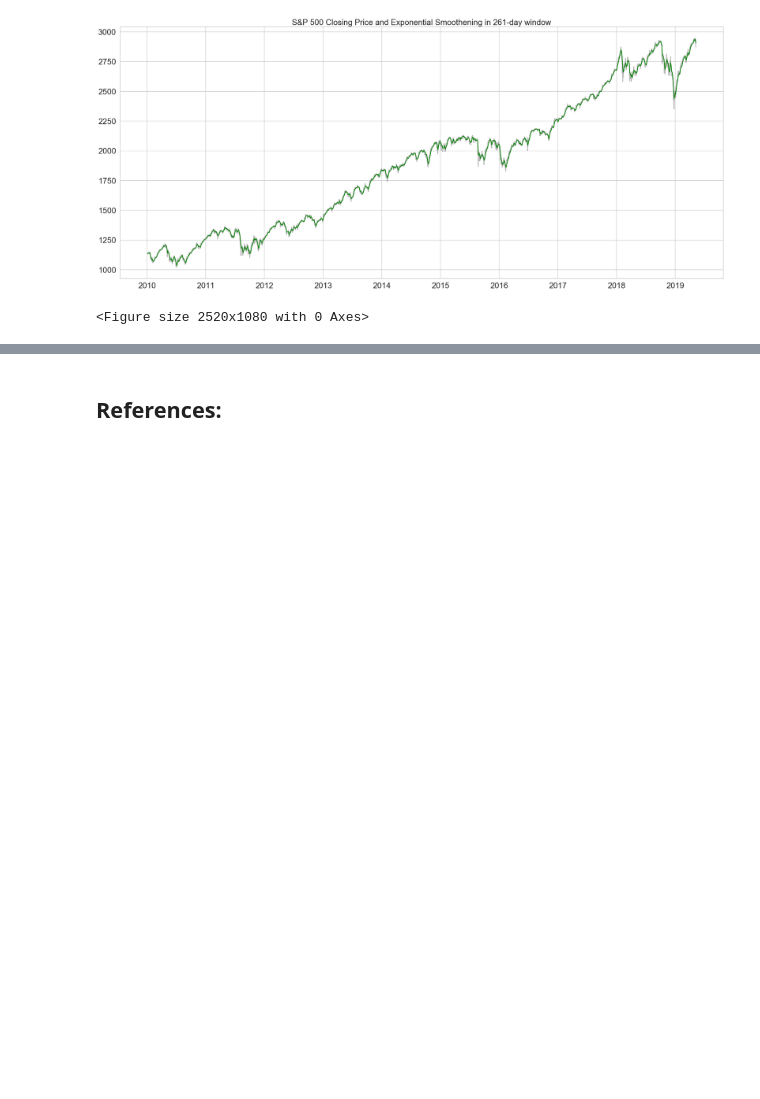
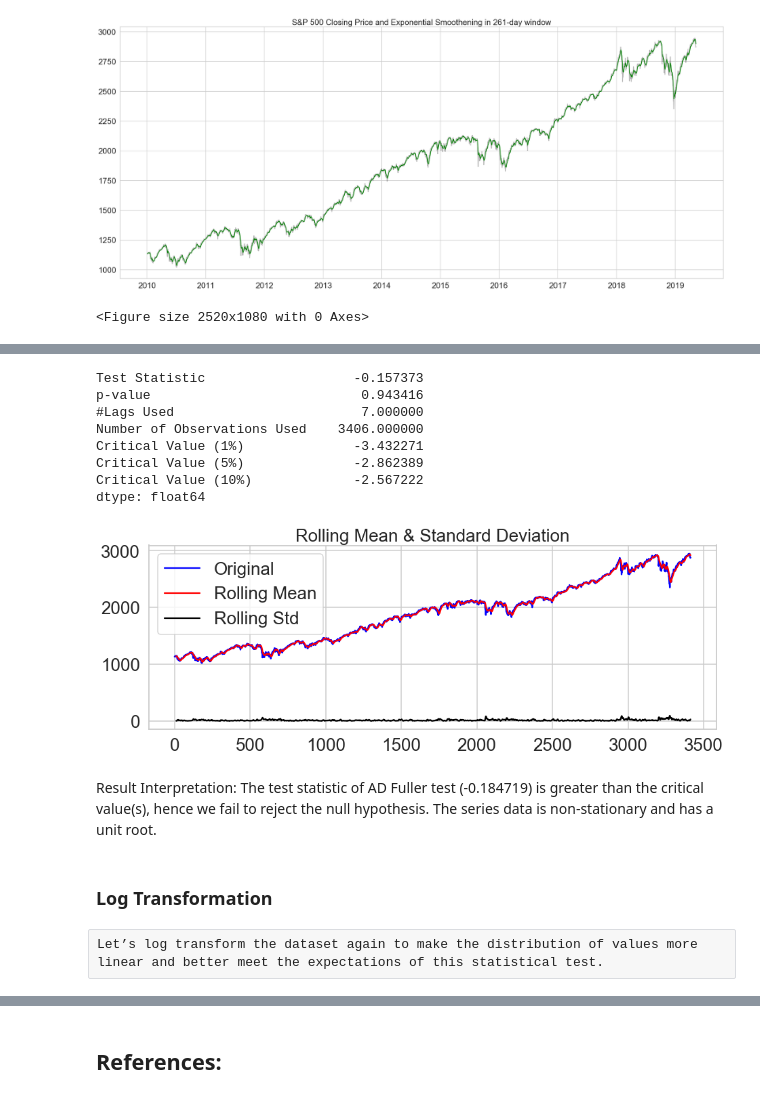
Before and after one commit to liyuweivvv/VVs_Portfolio, a Jupyter notebook: Time Series Analysis of S&P500.ipynb, the cells around one changed output, grey strips where cells are left out. Drawn from its saved outputs; the diff is of its cells as text; code cells hidden in the pictures; blank space fills up the shorter version.

```diff
--- a/Time Series Analysis of S&P500.ipynb
+++ b/Time Series Analysis of S&P500.ipynb
@@ -15,6 +17,7 @@ time series steps:
 The S&P 500: https://en.wikipedia.org/wiki/S%26P_500_Index
 # %%
 import pandas as pd
+import numpy as np
 from statsmodels.tsa.seasonal import seasonal_decompose
 
 import matplotlib.pyplot as plt
@@ -24,3 +27,13 @@ sns.set_style('whitegrid')
 sns.set_context('talk')
 
 %matplotlib inline
+
+params = {'legend.fontsize': 'x-large',
+          'figure.figsize': (15, 5),
+          'axes.labelsize': 'x-large',
+          'axes.titlesize':'x-large',
+          'xtick.labelsize':'x-large',
+          'ytick.labelsize':'x-large'}
+
+%matplotlib inline
+plt.rcParams.update(params)
@@ -194,0 +231,4 @@ for window in period_list:
+# %%
+sp_close_arima = pd.DataFrame(sp_close_series)
+sp_close_arima.reset_index(inplace=True)
+sp_close_arima.head(7)
@@ -194,0 +244,21 @@ for window in period_list:
+# %%
+# Original Series
+ad_fuller_test(sp_close_arima.Close)
+plot_rolling_stats(sp_close_arima.Close)
+# %% [output]
+Test Statistic                   -0.157373
+p-value                           0.943416
+#Lags Used                        7.000000
+Number of Observations Used    3406.000000
+Critical Value (1%)              -3.432271
+Critical Value (5%)              -2.862389
+Critical Value (10%)             -2.567222
+dtype: float64
+[figure, added]
+# %% [markdown]
+Result Interpretation:
+The test statistic of AD Fuller test (-0.184719) is greater than the critical value(s), hence we fail to reject the null hypothesis. The series data is non-stationary and has a unit root.
+# %% [markdown]
+### Log Transformation
+# %% [raw]
+Let’s log transform the dataset again to make the distribution of values more linear and better meet the expectations of this statistical test.
```
Also changed, not shown: parts of 24 cells of this notebook, 1 other file.
